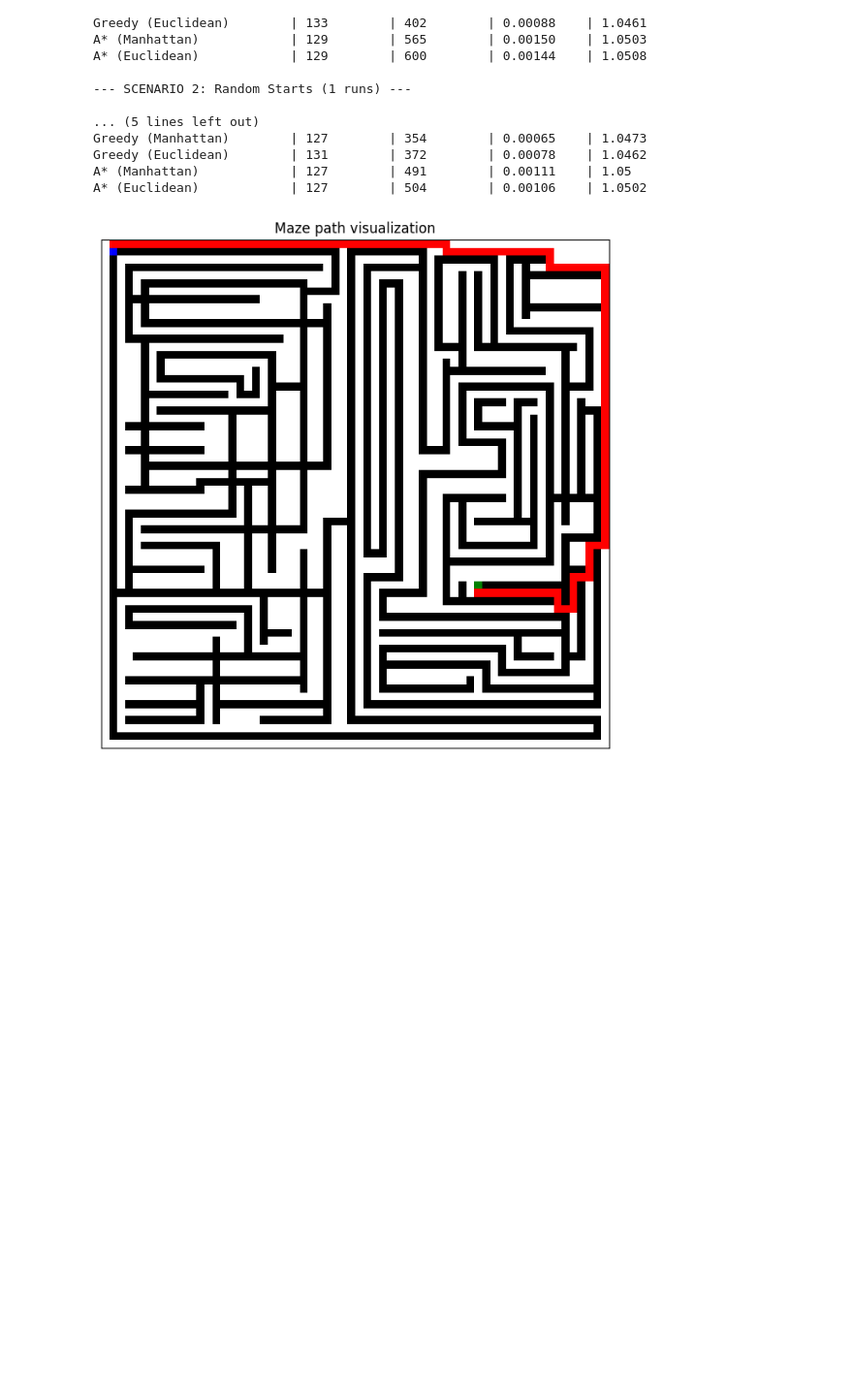
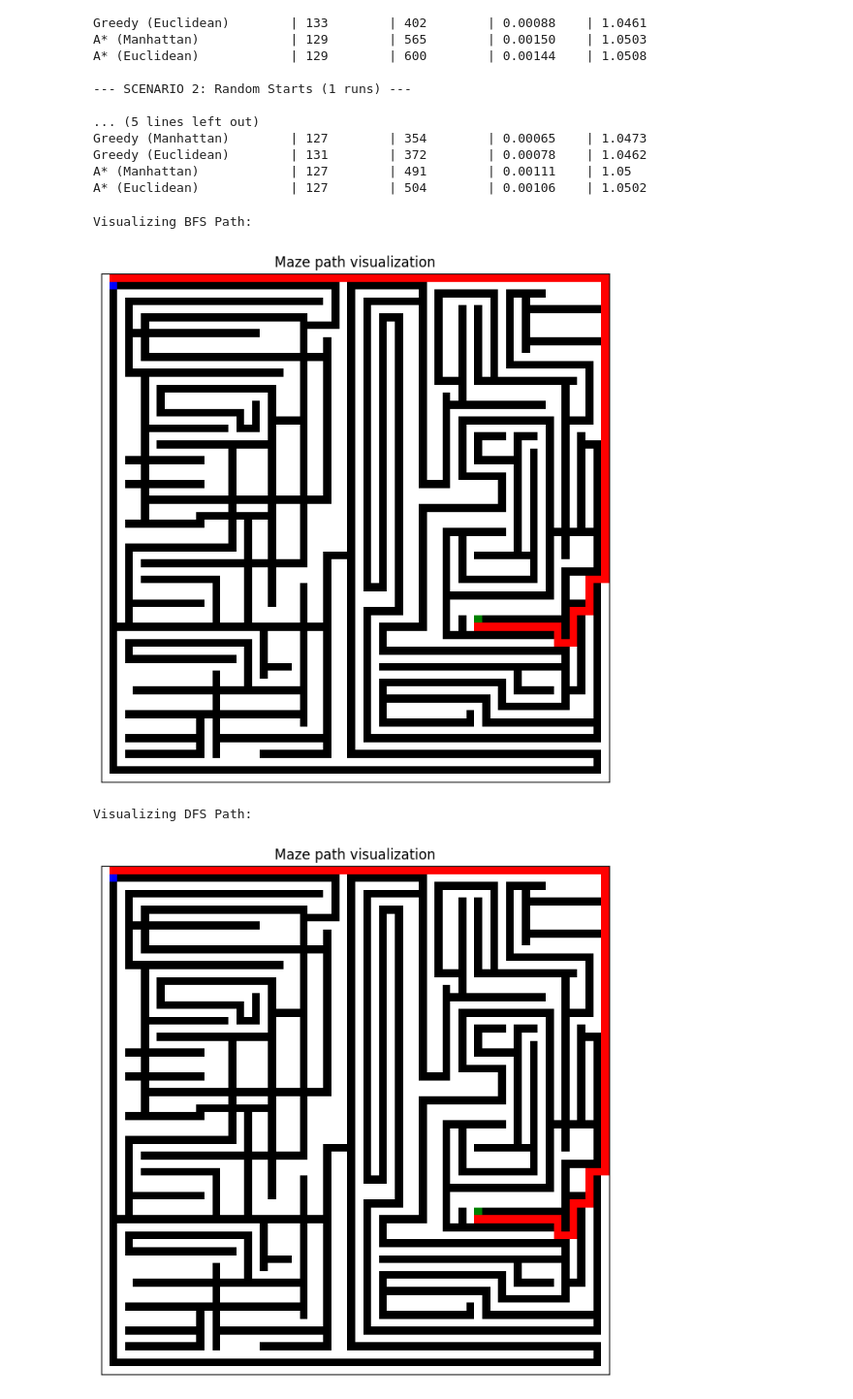
Before and after one commit to nicoCT04/proy2-IA, a Jupyter notebook: proyecto-2.ipynb, the cells around one changed output. Shown at 97% size. Cells and saved outputs as stored; diff of their text form; code cells hidden in the pictures; blank space fills up the shorter version.

```diff
--- a/proyecto-2.ipynb
+++ b/proyecto-2.ipynb
@@ -523,14 +523,36 @@ def visualize_solution(maze, path):
     plt.title("Maze path visualization")
     plt.show()
 # %%
-# test visualization logic directly using earlier results mechanics
+# Load maze and get positions
 maze_viz_subject = load_maze('test_maze.txt')
 v_start = find_position(maze_viz_subject, 2)
 v_goal = find_position(maze_viz_subject, 3)
-path_res, _, _ = a_star_search(maze_viz_subject, v_start, v_goal, manhattan_distance)
 
-# Show mapped visualization path of A* Strategy!
-if path_res:
-    visualize_solution(maze_viz_subject, path_res)
+# Test and visualize BFS
+bfs_path, bfs_explored, bfs_exec_time = bfs(maze_viz_subject, v_start, v_goal)
+if bfs_path:
+    print("Visualizing BFS Path:")
+    visualize_solution(maze_viz_subject, bfs_path)
+
+# Test and visualize DFS
+dfs_path, dfs_explored, dfs_exec_time = dfs(maze_viz_subject, v_start, v_goal)
+if dfs_path:
+    print("Visualizing DFS Path:")
+    visualize_solution(maze_viz_subject, dfs_path)
+
+# Test and visualize Greedy Search (using Manhattan distance)
+greedy_path, greedy_explored, greedy_exec_time = greedy_search(maze_viz_subject, v_start, v_goal, manhattan_distance)
+if greedy_path:
+    print("Visualizing Greedy Search Path (Manhattan):")
+    visualize_solution(maze_viz_subject, greedy_path)
+
+# Test and visualize A* Search (using Manhattan distance)
+astar_path, astar_explored, astar_exec_time = a_star_search(maze_viz_subject, v_start, v_goal, manhattan_distance)
+if astar_path:
+    print("Visualizing A* Search Path (Manhattan):")
+    visualize_solution(maze_viz_subject, astar_path)
 # %% [output]
+Visualizing BFS Path:
-[figure, old version]
+[figure, new version]
+Visualizing DFS Path:
+[figure, added]
```
Also changed, not shown: parts of 1 cell of this notebook.
